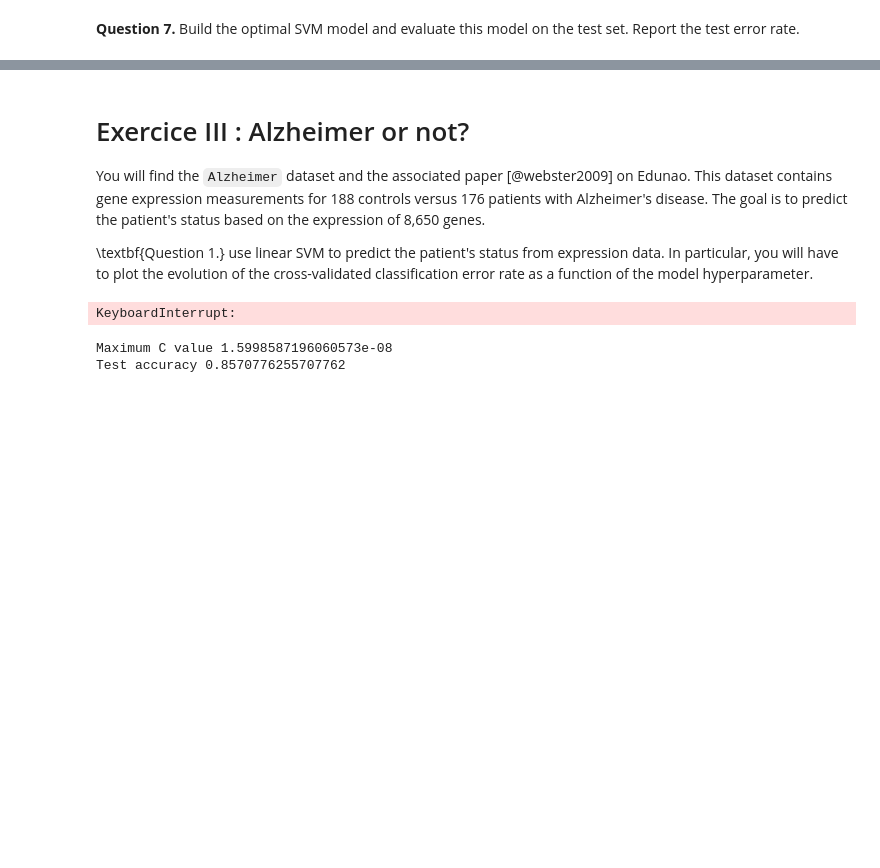
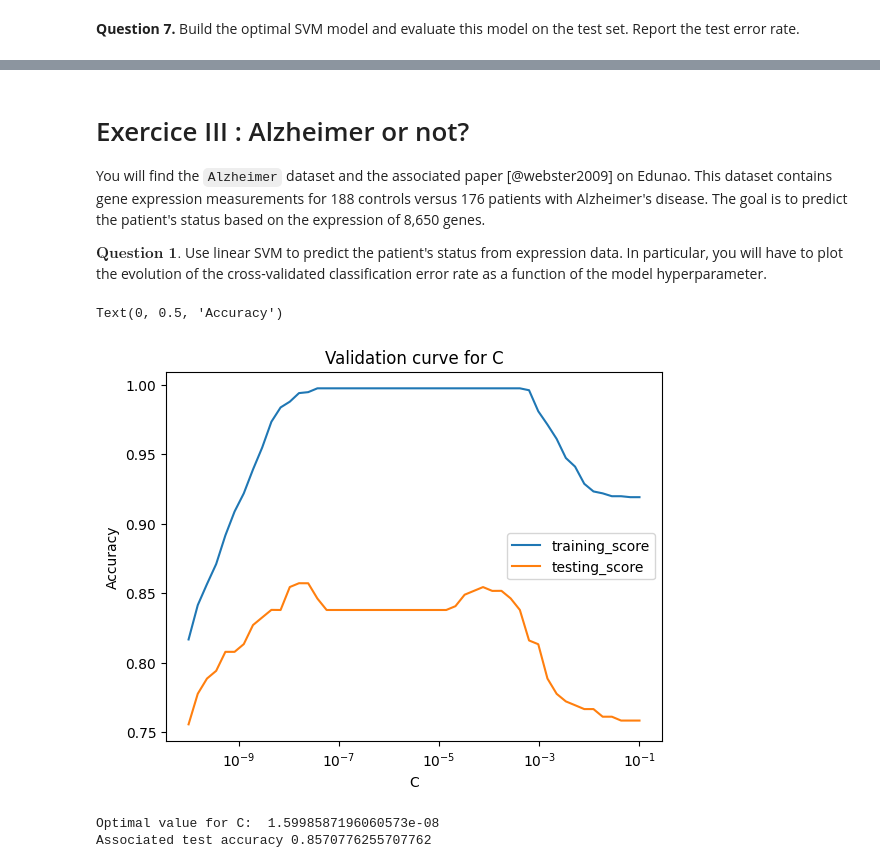
Before and after one commit to kerrianlc/kernel-regressors, a Jupyter notebook: tp1/tp1.ipynb, the cells around one changed output, grey strips where cells are left out. Cells and saved outputs as stored; diff of their text form; code cells hidden in the pictures; blank space fills up the shorter version.

```diff
--- a/tp1/tp1.ipynb
+++ b/tp1/tp1.ipynb
@@ -395,5 +396,5 @@ Test error rate: 0.35555555555555557
 
 You will find the `Alzheimer` dataset and the associated paper [@webster2009] on Edunao. This dataset contains gene expression measurements for 188 controls versus 176 patients with Alzheimer's disease. The goal is to predict the patient's status based on the expression of 8,650 genes.
 
-\textbf{Question 1.} use linear SVM to predict the patient's status from expression data. In particular, you will have to plot the evolution of the cross-validated classification error rate as a function of the model hyperparameter.
+$\textbf{Question 1.}$ Use linear SVM to predict the patient's status from expression data. In particular, you will have to plot the evolution of the cross-validated classification error rate as a function of the model hyperparameter.
 # %%
@@ -414,40 +416,37 @@ fold=5
 # %%
-from sklearn.model_selection import validation_curve
+# Training the model with a linear kernel
+linear_model = SVC(C=C, kernel="linear")
 
-
-def fit_C(C, kernel, dataset, target, fold):
-    model = SVC(C=C, kernel=kernel)
-    train_scores, test_scores = validation_curve(
-        estimator=model,
-        X=dataset.drop(columns=[target]),
-        y=dataset[target],
+# Training model for different parameter values and getting associated scores
+train_scores, test_scores = validation_curve(
+        estimator=linear_model,
+        X=alzheimer_df.drop(columns=[target_variable]),
+        y=alzheimer_df[target_variable],
         param_name="C",
         param_range=C_interval,
-        cv=fold,
+        cv=nb_fold,
         n_jobs=-1,
     )
-
-    df = pd.DataFrame()
-    df["train_score"] = train_scores.mean(axis=1)
-    df["test_score"] = test_scores.mean(axis=1)
-    df["C"] = C_interval
-    df["Kernel"] = kernel
-    return df
+train_scores.mean(axis=1)
+score_df = pd.DataFrame(data=[train_scores.mean(axis=1), test_scores.mean(axis=1), C_interval]).T
+score_df.columns = ["training_score", "testing_score", "C"]
 # %%
-result_df = fit_C(C, "linear", dataset=alzheimer_df, target=target, fold=5)
-
-sns.lineplot(data=result_df, x="C", y="train_score", label="train")
-sns.lineplot(data=result_df, x="C", y="test_score", label="test")
+# Plotting the testing and training curves
+sns.lineplot(data=score_df, x="C", y="training_score", label="training_score")
+sns.lineplot(data=score_df, x="C", y="testing_score", label="testing_score")
 plt.xscale("log")
 plt.title("Validation curve for C")
 plt.ylabel("Accuracy")
 # %% [output]
-KeyboardInterrupt:
+Text(0, 0.5, 'Accuracy')
+[figure, added]
 # %%
-max_C_value = result_df[result_df["test_score"]==result_df["test_score"].max()]["C"].values[0]
-print("Maximum C value",max_C_value)
-print("Test accuracy",result_df["test_score"].max())
+# Extracting smallest optimal C value and its associated parameter
+
+max_C_value, optimal_C_test_accuracy = tuple(score_df[score_df["testing_score"]==score_df["testing_score"].max()][["C", "testing_score"]].iloc[0, :])
+print("Optimal value for C: ", max_C_value)
+print("Associated test accuracy", optimal_C_test_accuracy)
 # %% [output]
-Maximum C value 1.5998587196060573e-08
-Test accuracy 0.8570776255707762
+Optimal value for C:  1.5998587196060573e-08
+Associated test accuracy 0.8570776255707762
 # %% [markdown]
```
Also changed, not shown: parts of 9 cells of this notebook.
